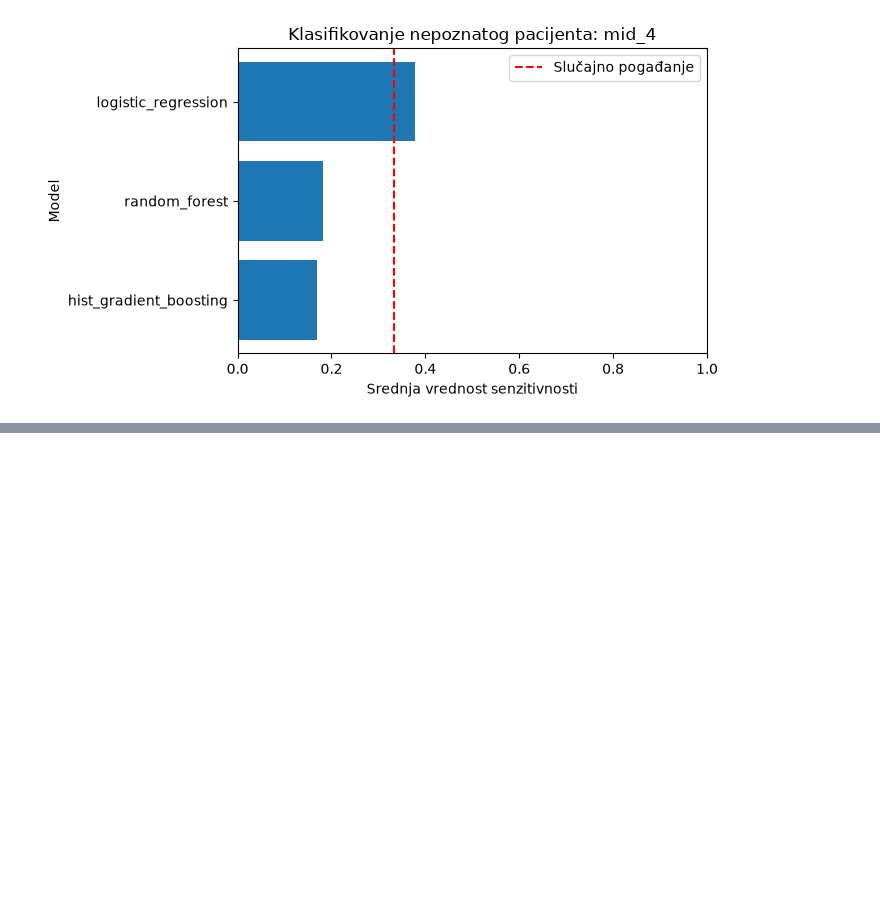
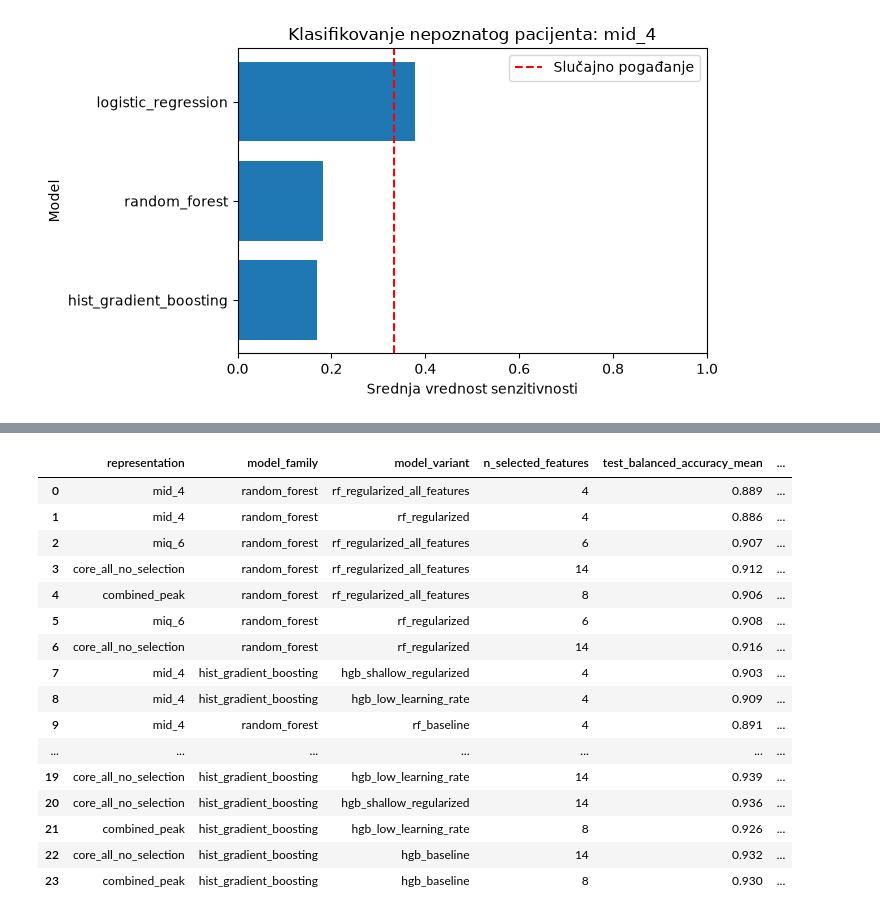
Before and after one commit to peraj-17/MasterProjekatPetarJ, a Jupyter notebook: notebooks/03_modeling.ipynb, the cells around one changed output, grey strips where cells are left out. Cells and saved outputs as stored; diff of their text form; code cells hidden in the pictures; blank space fills up the shorter version.

```diff
--- a/notebooks/03_modeling.ipynb
+++ b/notebooks/03_modeling.ipynb
@@ -5206,0 +5829,30 @@ combined_joint_summary.to_csv(
+# %%
+# Poređano po performansama pri izostavljanju pacijenata
+tree_sensitivity_joint_by_holdout = (
+    tree_sensitivity_joint_summary
+    .sort_values(
+        "mean_patient_recall",
+        ascending=False,
+    )
+    .reset_index(drop=True)
+)
+
+tree_sensitivity_joint_by_holdout.round(3)
+# %% [output]
+|  | representation | model_family | model_variant | n_selected_features | test_balanced_accuracy_mean | ... |
+| 0 | mid_4 | random_forest | rf_regularized_all_features | 4 | 0.889 | ... |
+| 1 | mid_4 | random_forest | rf_regularized | 4 | 0.886 | ... |
+| 2 | miq_6 | random_forest | rf_regularized_all_features | 6 | 0.907 | ... |
+| 3 | core_all_no_selection | random_forest | rf_regularized_all_features | 14 | 0.912 | ... |
+| 4 | combined_peak | random_forest | rf_regularized_all_features | 8 | 0.906 | ... |
+| 5 | miq_6 | random_forest | rf_regularized | 6 | 0.908 | ... |
+| 6 | core_all_no_selection | random_forest | rf_regularized | 14 | 0.916 | ... |
+| 7 | mid_4 | hist_gradient_boosting | hgb_shallow_regularized | 4 | 0.903 | ... |
+| 8 | mid_4 | hist_gradient_boosting | hgb_low_learning_rate | 4 | 0.909 | ... |
+| 9 | mid_4 | random_forest | rf_baseline | 4 | 0.891 | ... |
+| ... | ... | ... | ... | ... | ... | ... |
+| 19 | core_all_no_selection | hist_gradient_boosting | hgb_low_learning_rate | 14 | 0.939 | ... |
+| 20 | core_all_no_selection | hist_gradient_boosting | hgb_shallow_regularized | 14 | 0.936 | ... |
+| 21 | combined_peak | hist_gradient_boosting | hgb_low_learning_rate | 8 | 0.926 | ... |
+| 22 | core_all_no_selection | hist_gradient_boosting | hgb_baseline | 14 | 0.932 | ... |
+| 23 | combined_peak | hist_gradient_boosting | hgb_baseline | 8 | 0.930 | ... |
```
Also changed, not shown: parts of 31 cells of this notebook, 15 other files.
